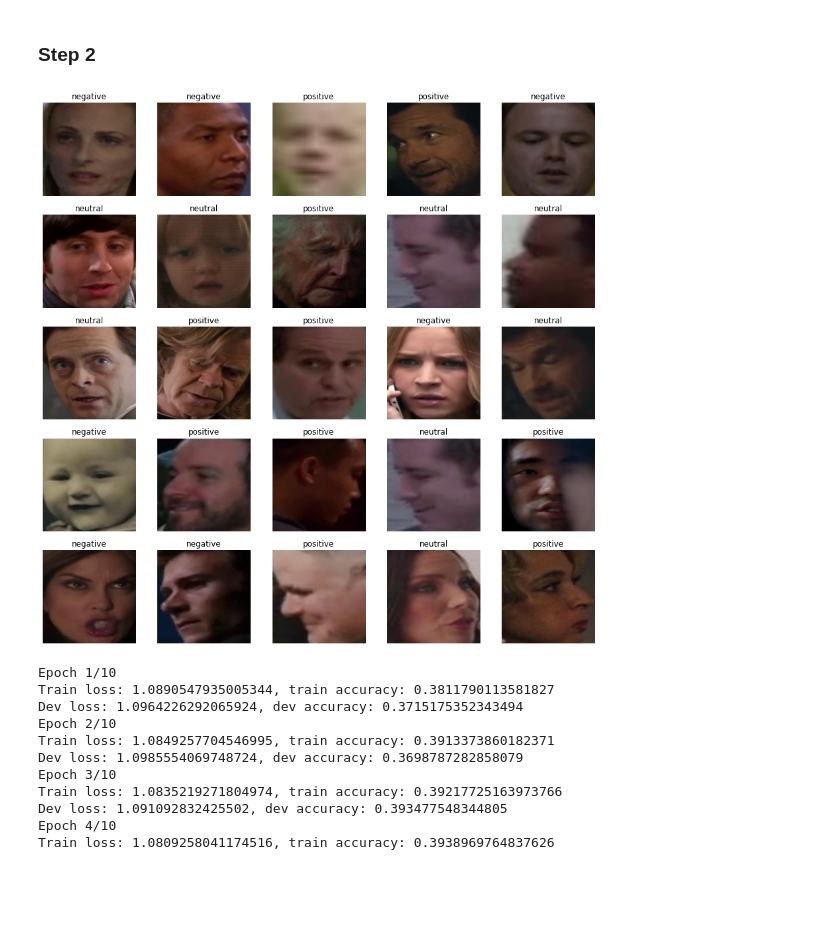
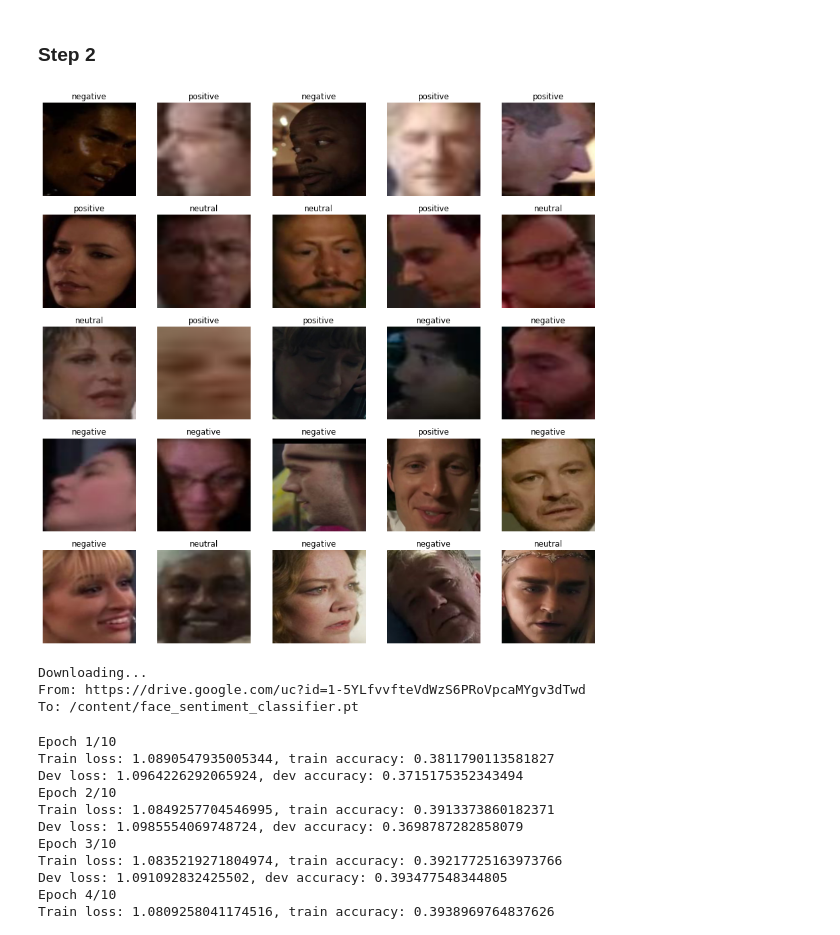
Before and after one commit to saeedzou/Multi-modal-Sentiment-Analysis-on-MSCTD-Dataset, a Jupyter notebook: Phase 1.ipynb, the cells around one changed output. Saved outputs shown, nothing was run; the diff lists cells and outputs as text; code cells hidden in the pictures; blank space fills up the shorter version.

Commit message:
Update prediction algorithm on images

```diff
--- a/Phase 1.ipynb
+++ b/Phase 1.ipynb
@@ -317,30 +315,38 @@ test_loader_face = DataLoader(test_dataset_face, batch_size=32, shuffle=False)
 # %%
 # show some images from the train set
 def plot_random_images(dataset, num_cols, num_rows):
     fig, axes = plt.subplots(num_rows, num_cols, figsize=(num_cols*3, num_rows*3))
     for i in range(num_rows):
         for j in range(num_cols):
             index = np.random.randint(len(dataset))
             image, sentiment = dataset[index]
             image = image.numpy()
             image = np.transpose(image, (1, 2, 0))
-            image = (image+1)/2
+            image = image * np.array([0.229, 0.224, 0.225]) + np.array([0.485, 0.456, 0.406])
+            image = np.clip(image, 0, 1)
             axes[i, j].imshow(image)
             # set title to positive if sentiment is 2, negative if 1, and neutral if 0
             axes[i, j].set_title('positive' if sentiment == 2 else 'negative' if sentiment == 1 else 'neutral')
             axes[i, j].axis('off')
     plt.show()
 
 plot_random_images(train_dataset_face, 5, 5)
 # %% [output]
-[figure, old version]
+[figure, new version]
 # %%
 # Instantiate the model, move it to device, and define the optimizer and loss function
 model = timm.create_model('resnet18', pretrained=False)
 model.fc = nn.Linear(model.fc.in_features, 3)
 model = model.to(device)
+# comment the below 2 lines if you want to retrain the model
+!gdown 1-5YLfvvfteVdWzS6PRoVpcaMYgv3dTwd
+model.load_state_dict(torch.load('face_sentiment_classifier.pt'))
 optimizer = torch.optim.Adam(model.parameters(), lr=1e-4)
 loss_function = nn.CrossEntropyLoss()
+# %% [output]
+Downloading...
+From: https://drive.google.com/uc?id=1-5YLfvvfteVdWzS6PRoVpcaMYgv3dTwd
+To: /content/face_sentiment_classifier.pt
 # %%
 # define a function to train the model
 def train(model, train_loader, dev_loader, optimizer, loss_function, num_epochs=10):
```
Also changed, not shown: parts of 10 cells of this notebook.
